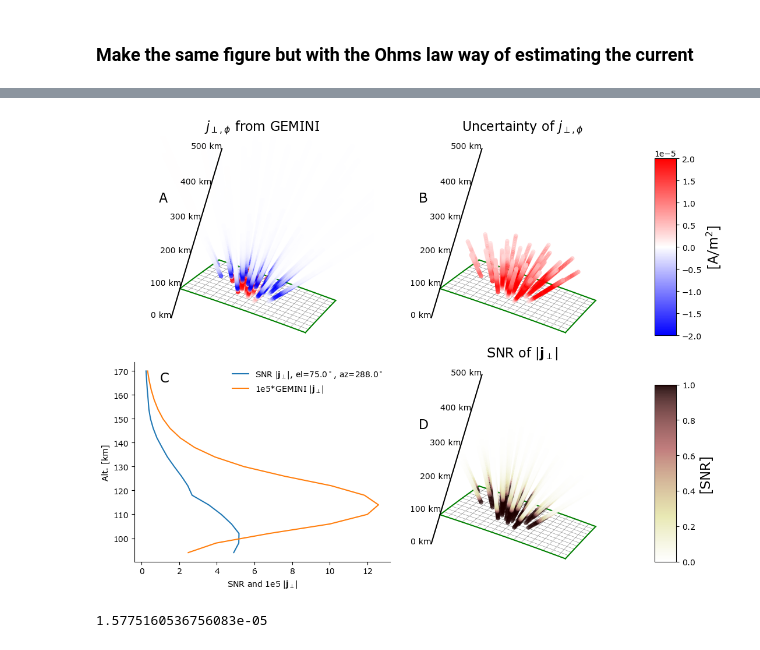
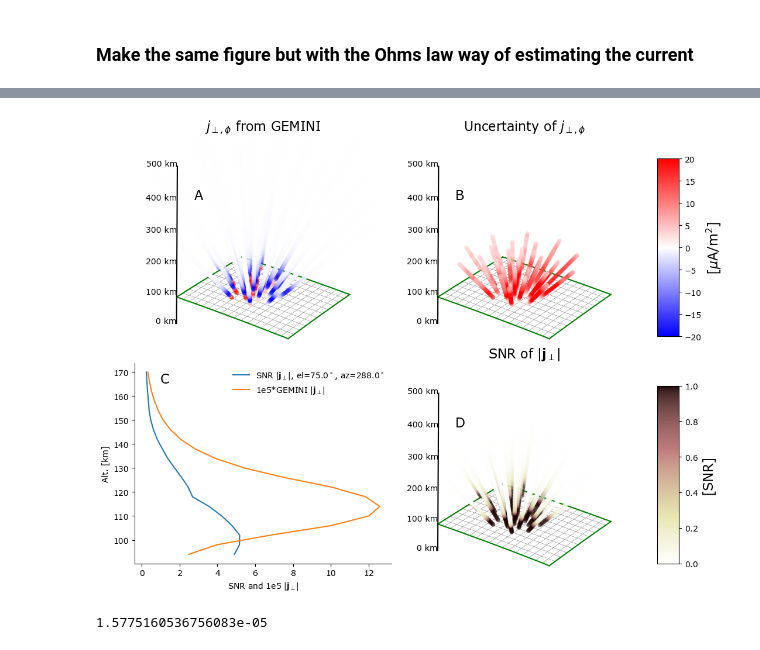
Before and after one commit to jpreistad/e3dsecs, a Jupyter notebook: paper/02_lompefit.ipynb, the cells around one changed output, grey strips where cells are left out. Drawn from its saved outputs; the diff is of its cells as text; code cells hidden in the pictures.

Commit message:
Updated point of view in 3D figures, and changed units to muA in current plots (referee comments)

```diff
--- a/paper/02_lompefit.ipynb
+++ b/paper/02_lompefit.ipynb
@@ -316,11 +316,11 @@ ax2.text(1900,850, 6200, 'B', fontsize=16)
 cbarax = plt.subplot2grid((20,21), (1, 20), rowspan = 8, colspan = 1)
 cmap = plt.cm.bwr
 import matplotlib as mpl
-norm = mpl.colors.Normalize(vmin=-clim, vmax=clim)
+norm = mpl.colors.Normalize(vmin=-clim*1e6, vmax=clim*1e6)
 cb1 = mpl.colorbar.ColorbarBase(cbarax, cmap=cmap,
                             norm=norm,
                             orientation='vertical')
-cb1.set_label(r'[A/m$^2$]', fontsize=16)
+cb1.set_label(r'[$\mu$A/m$^2$]', fontsize=16)
 
 _clim=1
 ax4 = diagnostics.plot_analysis_grid(dat.__dict__, gr.grid, gr.alts_grid,
@@ -330,34 +330,34 @@ ax4.set_title(r'SNR of $|\mathbf{j}_{\perp}|$', fontsize=16)
 ax4.text(1900,850, 6200, 'D', fontsize=16)
 
 #Colorbar lower row
 cbarax = plt.subplot2grid((20,21), (11, 20), rowspan = 8, colspan = 1)
 cmap = plt.cm.pink_r
 import matplotlib as mpl
 norm = mpl.colors.Normalize(vmin=0, vmax=_clim)
 cb2 = mpl.colorbar.ColorbarBase(cbarax, cmap=cmap,
                             norm=norm,
                             orientation='vertical')
 cb2.set_label('[SNR]', fontsize=16)
 
 # SNR line plot
 use = np.where((dat.az_all==288) & (dat.el_all==75))[0]
 N = dat.el_all.size
 _az = dat.az_all[use[0]]
 _el = dat.el_all[use[0]]
 s_str = r'SNR $|\mathbf{j}_{\perp}|$, el=$%3.1f^\circ$, az=$%3.1f^\circ$' % (_el,_az)
 ax3.plot(dat.SNR[use[0]:use[0]+20], dat.alt[use[0]:use[0]+20], label=s_str)
 # ax3.plot(datadict['SNRe'][N-nn:N-nn+20], datadict['alt'][N-nn:N-nn+20], label=s_str)
 ax3.plot(np.abs(1e5*dat.jperpmag[use[0]:use[0]+20]), dat.alt[use[0]:use[0]+20], label=r'1e5*GEMINI $|\mathbf{j}_{\perp}|$')
 # ax3.plot(np.abs(1e5*datadict['jperpe'][N-nn:N-nn+20]), datadict['alt'][N-nn:N-nn+20], label='1e5*abs(GEMINI $j_{\perp,\phi}$)')
 ax3.legend(frameon=False)
 ax3.set_xlabel('SNR and 1e5 $|\mathbf{j}_{\perp}|$')
 ax3.set_ylabel('Alt. [km]')
 ax3.spines[['right', 'top']].set_visible(False)
 ax3.text(0.1,0.9, 'C', fontsize=16, transform=ax3.transAxes)
 if savefigs:
     fig.savefig('./plots/jperp_uncertainty.pdf',bbox_inches='tight')
 # %% [output]
-[figure, old version]
+[figure, new version]
 # %%
 use = dat.alt<maph
 plt.hist(dat.dje[use], bins=25)
```
Also changed, not shown: parts of 4 cells of this notebook, 17 other files.
